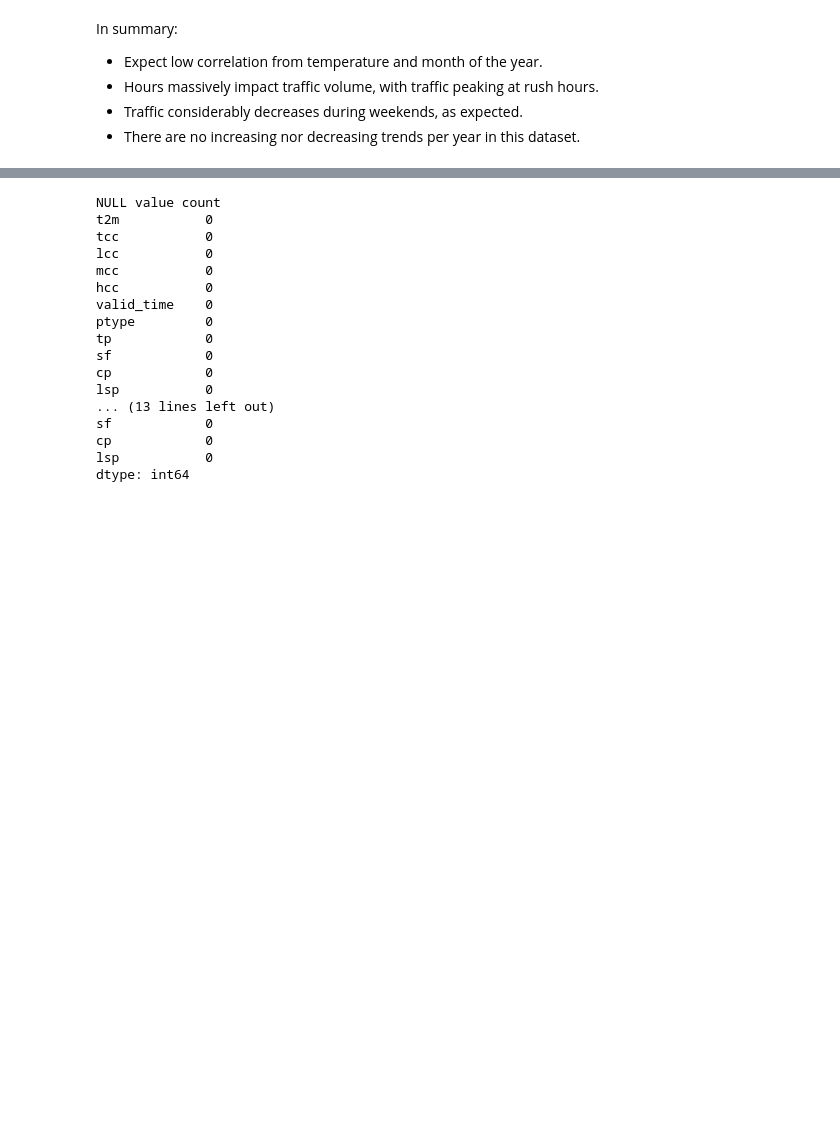
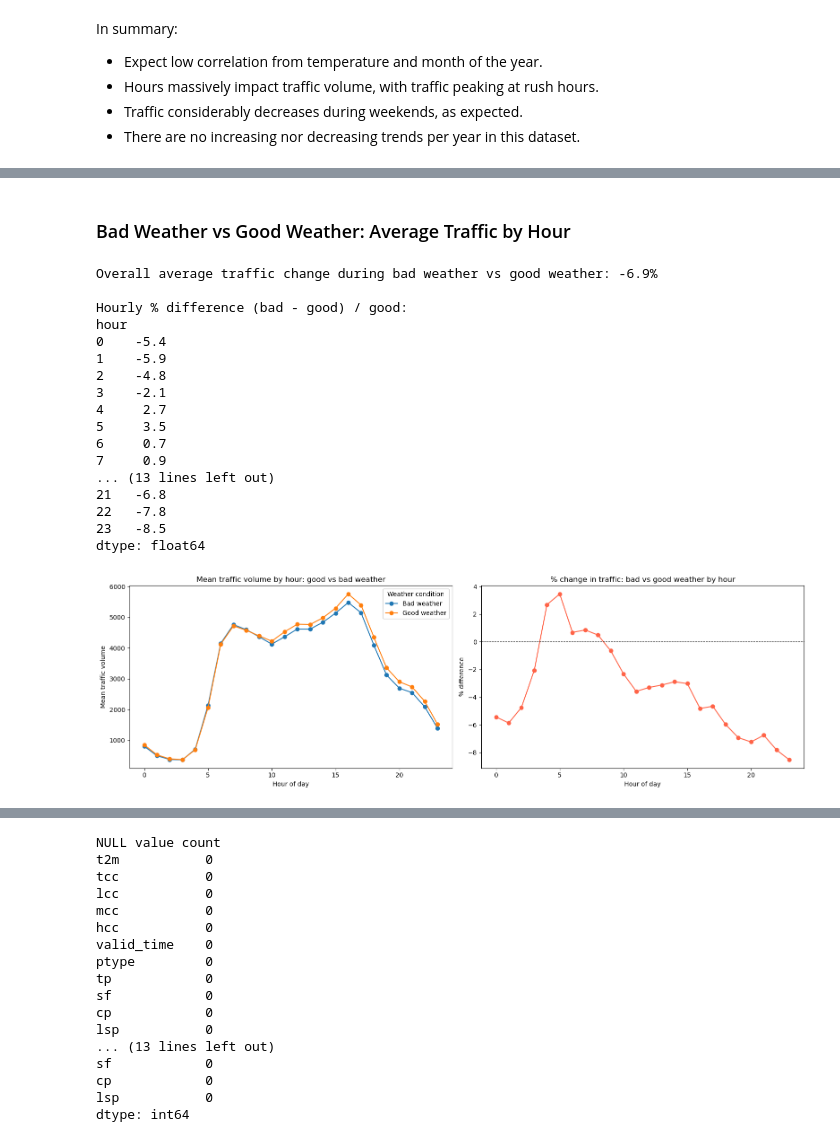
Before and after one commit to chatdanai-s/ERA5-traffic-prediction, a Jupyter notebook: 01_EDA_and_feature_engineering.ipynb, the cells around one changed output, grey strips where cells are left out. Saved outputs shown, nothing was run; the diff lists cells and outputs as text; code cells hidden in the pictures; blank space fills up the shorter version.

```diff
--- a/01_EDA_and_feature_engineering.ipynb
+++ b/01_EDA_and_feature_engineering.ipynb
@@ -502,0 +535,58 @@ In summary:
+# %%
+# Define bad weather mask
+bad_weather_mask = ~traffic.weather_main.isin(['Clear', 'Clouds'])
+traffic['weather_condition'] = np.where(bad_weather_mask, 'Bad weather', 'Good weather')
+# %% [markdown]
+### Bad Weather vs Good Weather: Average Traffic by Hour
+# %%
+# Aggregate mean traffic volume by hour and weather condition
+hourly_weather = traffic.groupby(['hour', 'weather_condition'])['traffic_volume'].mean().unstack()
+
+# Percent change: bad vs good weather (positive means bad weather has MORE traffic)
+hourly_pct_diff = ((hourly_weather['Bad weather'] - hourly_weather['Good weather'])
+                   / hourly_weather['Good weather'] * 100)
+
+overall_pct_diff = ((traffic[bad_weather_mask]['traffic_volume'].mean() -
+                     traffic[~bad_weather_mask]['traffic_volume'].mean()) /
+                    traffic[~bad_weather_mask]['traffic_volume'].mean() * 100)
+
+print(f'Overall average traffic change during bad weather vs good weather: {overall_pct_diff:.1f}%')
+print()
+print('Hourly % difference (bad - good) / good:')
+print(hourly_pct_diff.round(1))
+
+fig, axes = plt.subplots(1, 2, figsize=(16, 5))
+
+hourly_weather.plot(ax=axes[0], marker='o')
+axes[0].set_title('Mean traffic volume by hour: good vs bad weather')
+axes[0].set_xlabel('Hour of day')
+axes[0].set_ylabel('Mean traffic volume')
+axes[0].legend(title='Weather condition')
+
+hourly_pct_diff.plot(ax=axes[1], marker='o', color='tomato')
+axes[1].axhline(0, color='black', linewidth=0.8, linestyle='--')
+axes[1].set_title('% change in traffic: bad vs good weather by hour')
+axes[1].set_xlabel('Hour of day')
+axes[1].set_ylabel('% difference')
+
+plt.tight_layout()
+plt.show()
+# %% [output]
+Overall average traffic change during bad weather vs good weather: -6.9%
+
+Hourly % difference (bad - good) / good:
+hour
+0    -5.4
+1    -5.9
+2    -4.8
+3    -2.1
+4     2.7
+5     3.5
+6     0.7
+7     0.9
+... (13 lines left out)
+21   -6.8
+22   -7.8
+23   -8.5
+dtype: float64
+[figure, added]
```
Also changed, not shown: parts of 36 cells of this notebook, 12 other files.
